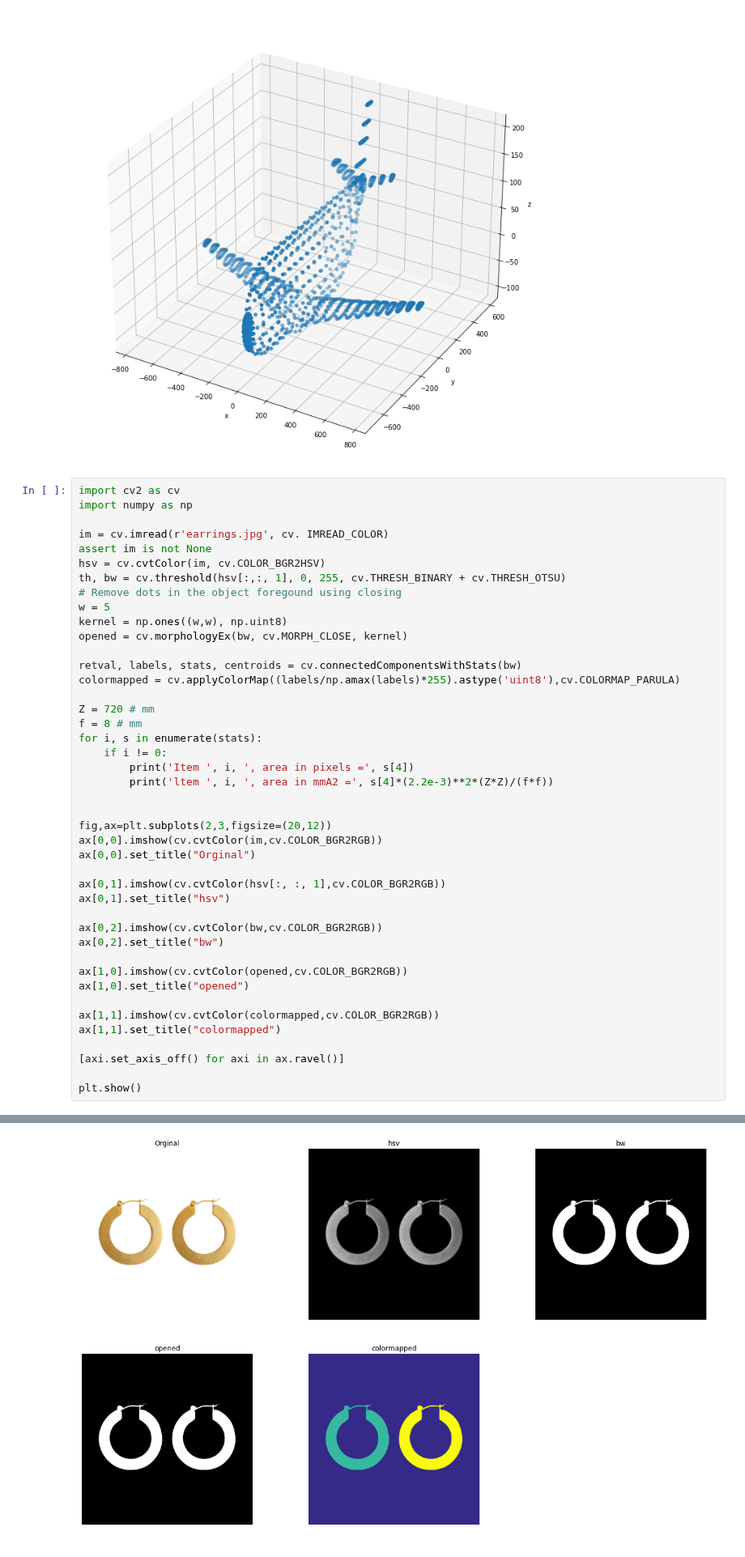
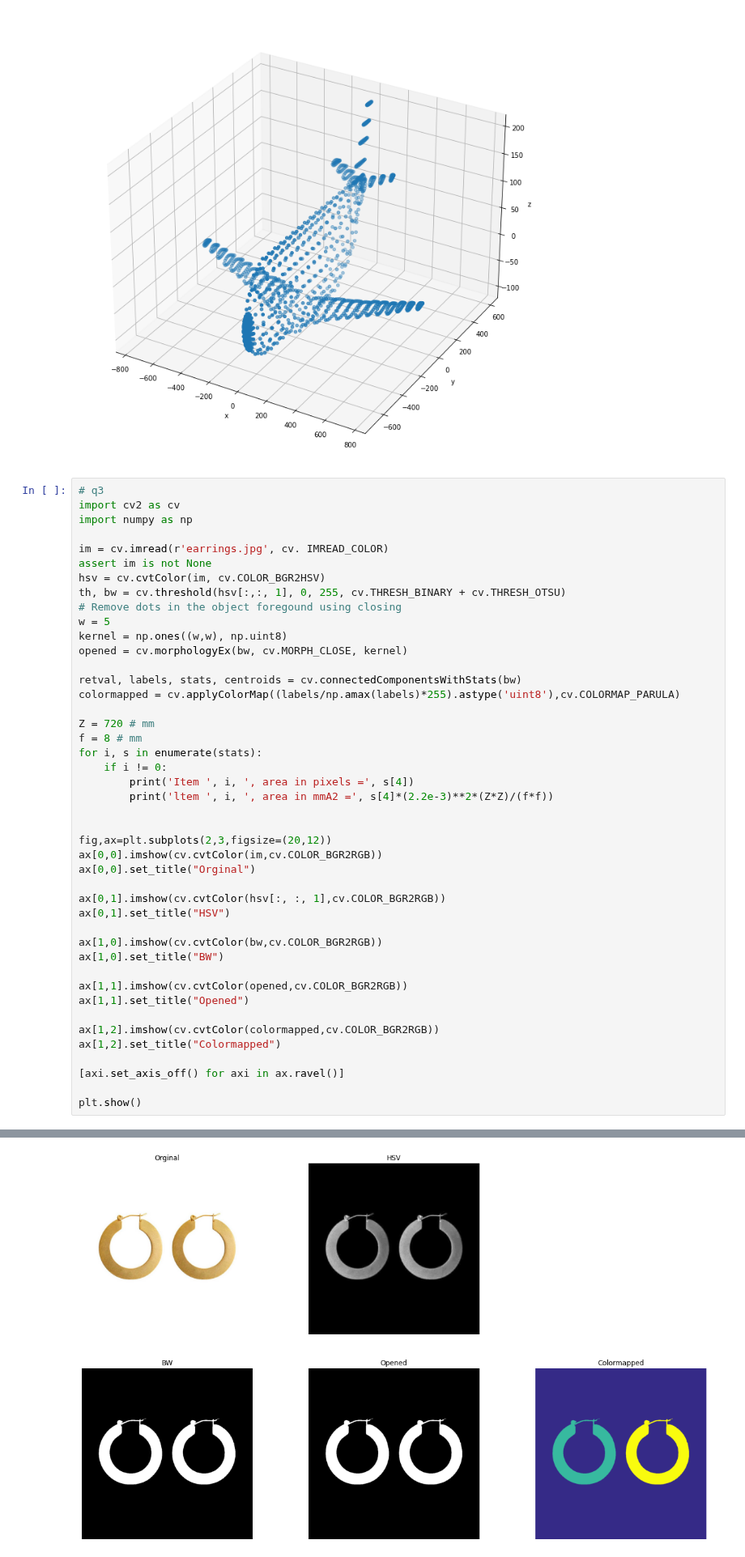
Before and after one commit to KCSAbeywickrama/EN2550-Excercises, a Jupyter notebook: Exercise_07/190018V_Ex07.ipynb, the cells around one changed output, grey strips where cells are left out. Shown at 81% size. Saved outputs shown, nothing was run; the diff lists cells and outputs as text.

```diff
--- a/Exercise_07/190018V_Ex07.ipynb
+++ b/Exercise_07/190018V_Ex07.ipynb
@@ -62,6 +56,7 @@ ax.set_zlabel('z')
 Text(0.5, 0, 'z')
 [figure]
 # %%
+# q3
 import cv2 as cv
 import numpy as np
 
@@ -75,38 +70,38 @@ kernel = np.ones((w,w), np.uint8)
 opened = cv.morphologyEx(bw, cv.MORPH_CLOSE, kernel)
 
 retval, labels, stats, centroids = cv.connectedComponentsWithStats(bw)
 colormapped = cv.applyColorMap((labels/np.amax(labels)*255).astype('uint8'),cv.COLORMAP_PARULA)
 
 Z = 720 # mm
 f = 8 # mm
 for i, s in enumerate(stats):
     if i != 0:
         print('Item ', i, ', area in pixels =', s[4])
         print('ltem ', i, ', area in mmA2 =', s[4]*(2.2e-3)**2*(Z*Z)/(f*f))
 
 
 fig,ax=plt.subplots(2,3,figsize=(20,12))
 ax[0,0].imshow(cv.cvtColor(im,cv.COLOR_BGR2RGB))
 ax[0,0].set_title("Orginal")
 
 ax[0,1].imshow(cv.cvtColor(hsv[:, :, 1],cv.COLOR_BGR2RGB))
-ax[0,1].set_title("hsv")
+ax[0,1].set_title("HSV")
 
-ax[0,2].imshow(cv.cvtColor(bw,cv.COLOR_BGR2RGB))
-ax[0,2].set_title("bw")
+ax[1,0].imshow(cv.cvtColor(bw,cv.COLOR_BGR2RGB))
+ax[1,0].set_title("BW")
 
-ax[1,0].imshow(cv.cvtColor(opened,cv.COLOR_BGR2RGB))
-ax[1,0].set_title("opened")
+ax[1,1].imshow(cv.cvtColor(opened,cv.COLOR_BGR2RGB))
+ax[1,1].set_title("Opened")
 
-ax[1,1].imshow(cv.cvtColor(colormapped,cv.COLOR_BGR2RGB))
-ax[1,1].set_title("colormapped")
+ax[1,2].imshow(cv.cvtColor(colormapped,cv.COLOR_BGR2RGB))
+ax[1,2].set_title("Colormapped")
 
 [axi.set_axis_off() for axi in ax.ravel()]
 
 plt.show()
 # %% [output]
 Item  1 , area in pixels = 59143
 ltem  1 , area in mmA2 = 2318.642172
 Item  2 , area in pixels = 59211
 ltem  2 , area in mmA2 = 2321.3080440000003
-[figure, old version]
+[figure, new version]
```
Also changed, not shown: parts of 2 cells of this notebook, 1 other file.
